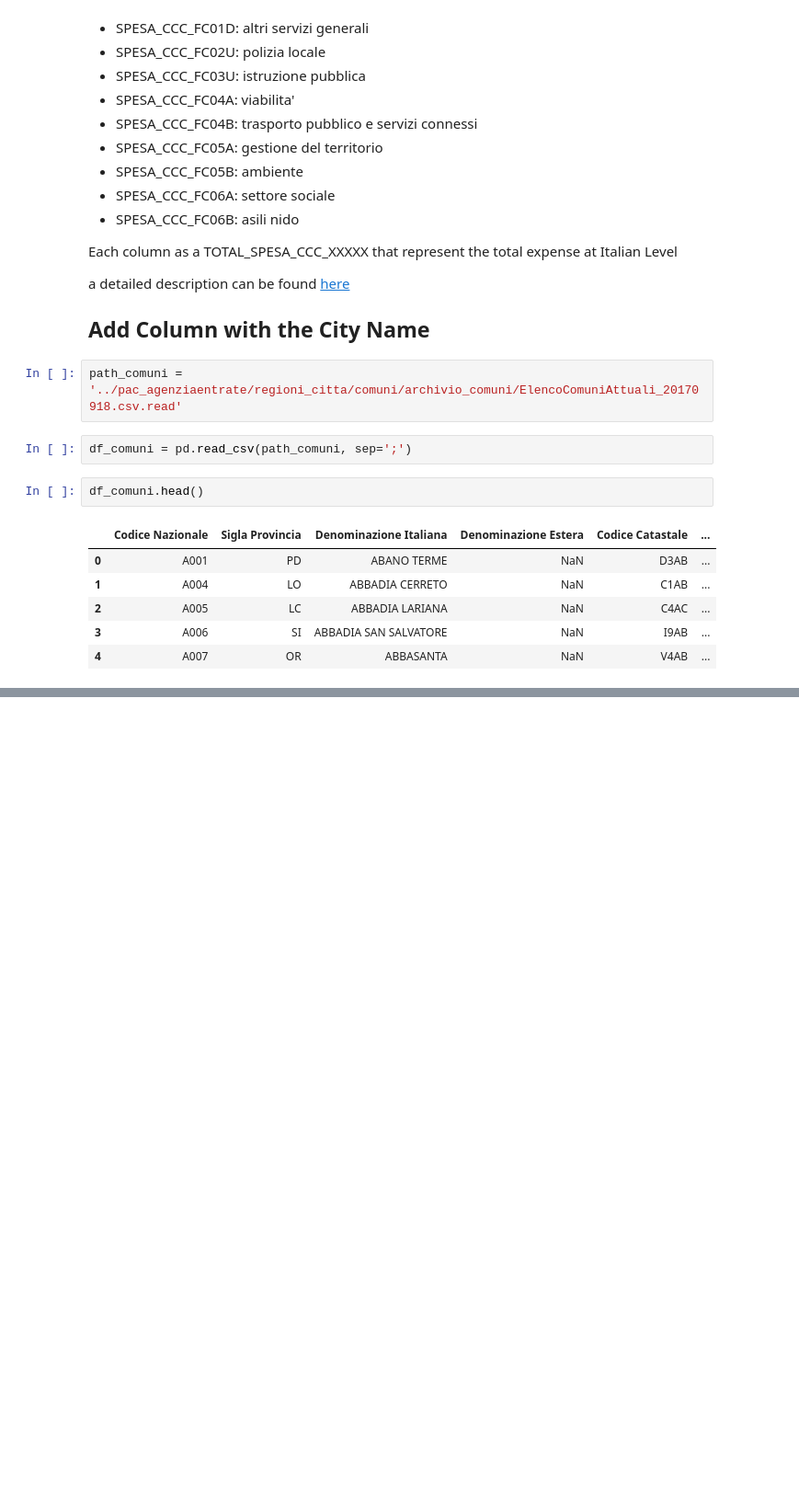
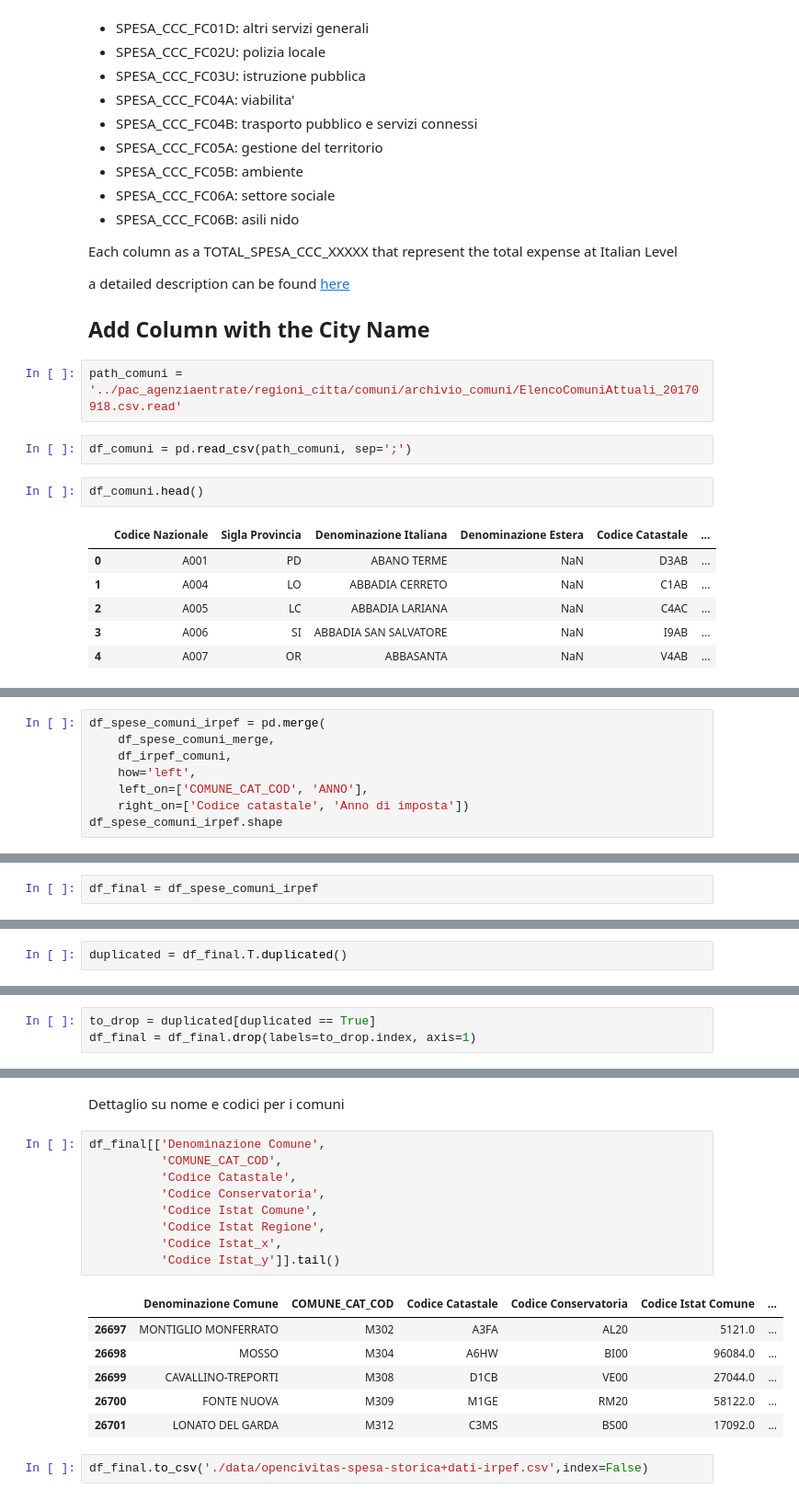
Before and after one commit to teamdigitale/daf-data-science, a Jupyter notebook: opencivitas/opencivitas-spesa-storica-servizi-fabio.ipynb, the cells around one changed output, grey strips where cells are left out. Shown: that part at 92% size. Saved outputs shown, nothing was run; the diff lists cells and outputs as text; blank space fills up the shorter version.

```diff
--- a/opencivitas/opencivitas-spesa-storica-servizi-fabio.ipynb
+++ b/opencivitas/opencivitas-spesa-storica-servizi-fabio.ipynb
@@ -127,0 +173,8 @@ df_spese_comuni_merge.head()
+# %%
+df_spese_comuni_irpef = pd.merge(
+    df_spese_comuni_merge,
+    df_irpef_comuni,
+    how='left',
+    left_on=['COMUNE_CAT_COD', 'ANNO'],
+    right_on=['Codice catastale', 'Anno di imposta'])
+df_spese_comuni_irpef.shape
@@ -127,0 +201,2 @@ df_spese_comuni_merge.head()
+# %%
+df_final = df_spese_comuni_irpef
@@ -127,0 +213,2 @@ df_spese_comuni_merge.head()
+# %%
+duplicated = df_final.T.duplicated()
@@ -128 +223,4 @@ df_spese_comuni_merge.head()
+# %%
+to_drop = duplicated[duplicated == True]
+df_final = df_final.drop(labels=to_drop.index, axis=1)
 # %%
@@ -131,0 +306,20 @@ df_comuni.shape
+# %% [markdown]
+Dettaglio su nome e codici per i comuni
+# %%
+df_final[['Denominazione Comune',
+          'COMUNE_CAT_COD',
+          'Codice Catastale',
+          'Codice Conservatoria',
+          'Codice Istat Comune',
+          'Codice Istat Regione',
+          'Codice Istat_x',
+          'Codice Istat_y']].tail()
+# %% [output]
+|  | Denominazione Comune | COMUNE_CAT_COD | Codice Catastale | Codice Conservatoria | Codice Istat Comune | ... |
+| 26697 | MONTIGLIO MONFERRATO | M302 | A3FA | AL20 | 5121.0 | ... |
+| 26698 | MOSSO | M304 | A6HW | BI00 | 96084.0 | ... |
+| 26699 | CAVALLINO-TREPORTI | M308 | D1CB | VE00 | 27044.0 | ... |
+| 26700 | FONTE NUOVA | M309 | M1GE | RM20 | 58122.0 | ... |
+| 26701 | LONATO DEL GARDA | M312 | C3MS | BS00 | 17092.0 | ... |
+# %%
+df_final.to_csv('./data/opencivitas-spesa-storica+dati-irpef.csv',index=False)
```
Also changed, not shown: parts of 26 cells of this notebook, 3 other files.
